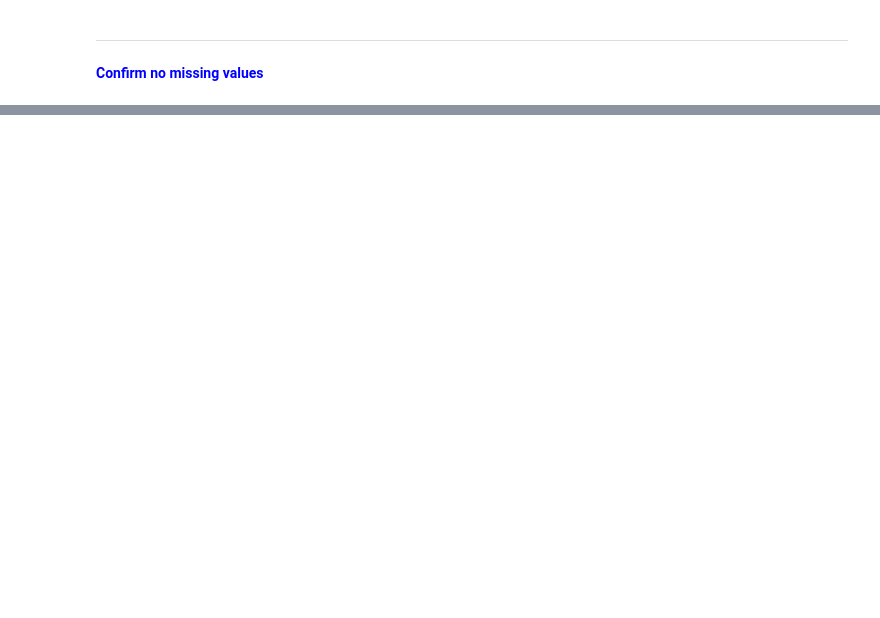
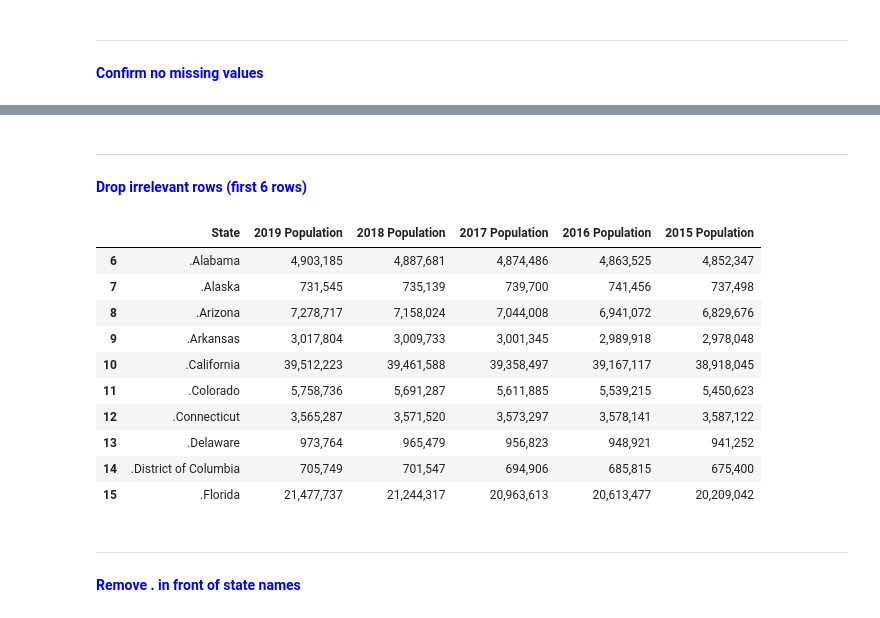
Before and after one commit to vandrade88/ETL-project, a Jupyter notebook: ETL Project.ipynb, the cells around one changed output, grey strips where cells are left out. Drawn from its saved outputs; the diff is of its cells as text; code cells hidden in the pictures; blank space fills up the shorter version.

```diff
--- a/ETL Project.ipynb
+++ b/ETL Project.ipynb
@@ -405,0 +492,21 @@ dtype: int64
+# %% [markdown]
+***
+<font color = blue>__Drop irrelevant rows (first 6 rows)__</font>
+# %%
+population_df = population_df.drop([0, 1, 2, 3, 4, 5])
+population_df.head(10)
+# %% [output]
+|  | State | 2019 Population | 2018 Population | 2017 Population | 2016 Population | 2015 Population |
+| 6 | .Alabama | 4,903,185 | 4,887,681 | 4,874,486 | 4,863,525 | 4,852,347 |
+| 7 | .Alaska | 731,545 | 735,139 | 739,700 | 741,456 | 737,498 |
+| 8 | .Arizona | 7,278,717 | 7,158,024 | 7,044,008 | 6,941,072 | 6,829,676 |
+| 9 | .Arkansas | 3,017,804 | 3,009,733 | 3,001,345 | 2,989,918 | 2,978,048 |
+| 10 | .California | 39,512,223 | 39,461,588 | 39,358,497 | 39,167,117 | 38,918,045 |
+| 11 | .Colorado | 5,758,736 | 5,691,287 | 5,611,885 | 5,539,215 | 5,450,623 |
+| 12 | .Connecticut | 3,565,287 | 3,571,520 | 3,573,297 | 3,578,141 | 3,587,122 |
+| 13 | .Delaware | 973,764 | 965,479 | 956,823 | 948,921 | 941,252 |
+| 14 | .District of Columbia | 705,749 | 701,547 | 694,906 | 685,815 | 675,400 |
+| 15 | .Florida | 21,477,737 | 21,244,317 | 20,963,613 | 20,613,477 | 20,209,042 |
+# %% [markdown]
+***
+<font color = blue>__Remove . in front of state names__</font>
```
Also changed, not shown: parts of 33 cells of this notebook.
